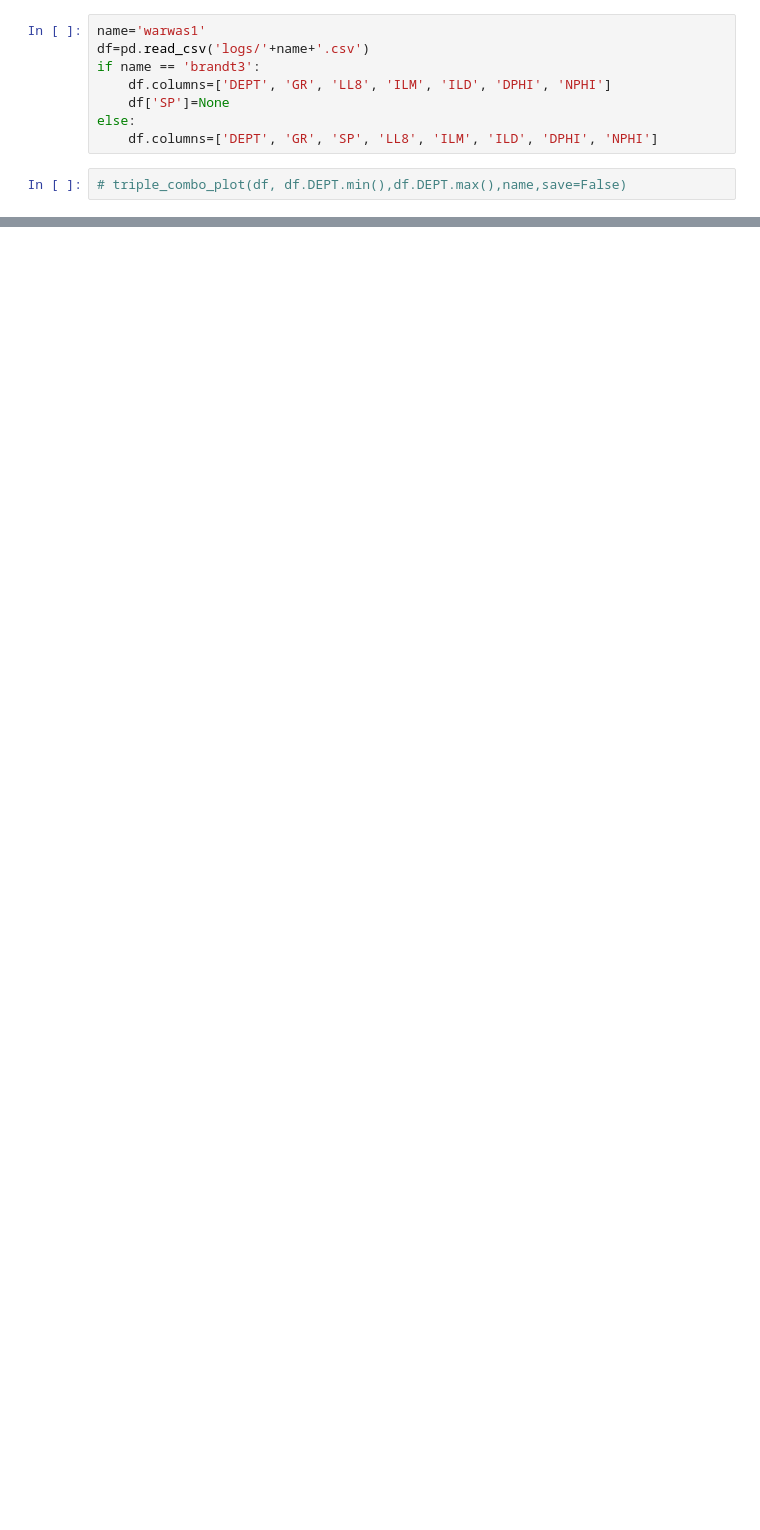
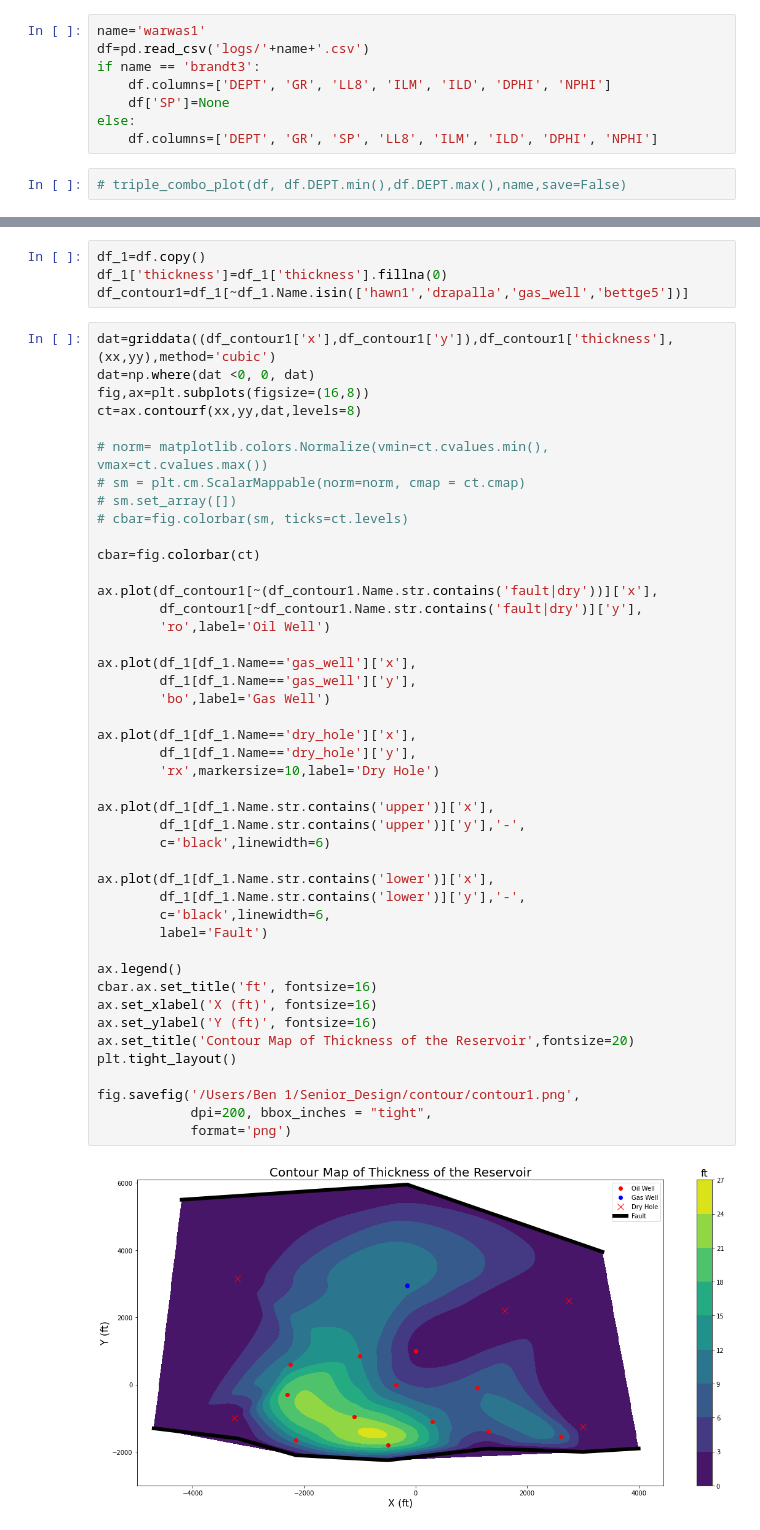
Before and after one commit to zzk413/PGE_Senior_Design_2021_Fall, a Jupyter notebook: Log_interpretation.ipynb, the cells around one changed output, grey strips where cells are left out. Drawn from its saved outputs; the diff is of its cells as text; blank space fills up the shorter version.

Commit message:
contour

```diff
--- a/Log_interpretation.ipynb
+++ b/Log_interpretation.ipynb
@@ -148,0 +151,50 @@ pd.DataFrame(temp_dict)
+# %%
+df_1=df.copy()
+df_1['thickness']=df_1['thickness'].fillna(0)
+df_contour1=df_1[~df_1.Name.isin(['hawn1','drapalla','gas_well','bettge5'])]
+# %%
+dat=griddata((df_contour1['x'],df_contour1['y']),df_contour1['thickness'],(xx,yy),method='cubic')
+dat=np.where(dat <0, 0, dat)
+fig,ax=plt.subplots(figsize=(16,8))
+ct=ax.contourf(xx,yy,dat,levels=8)
+
+# norm= matplotlib.colors.Normalize(vmin=ct.cvalues.min(), vmax=ct.cvalues.max())
+# sm = plt.cm.ScalarMappable(norm=norm, cmap = ct.cmap)
+# sm.set_array([])
+# cbar=fig.colorbar(sm, ticks=ct.levels)
+
+cbar=fig.colorbar(ct)
+
+ax.plot(df_contour1[~(df_contour1.Name.str.contains('fault|dry'))]['x'],
+        df_contour1[~df_contour1.Name.str.contains('fault|dry')]['y'],
+        'ro',label='Oil Well')
+
+ax.plot(df_1[df_1.Name=='gas_well']['x'],
+        df_1[df_1.Name=='gas_well']['y'],
+        'bo',label='Gas Well')
+
+ax.plot(df_1[df_1.Name=='dry_hole']['x'],
+        df_1[df_1.Name=='dry_hole']['y'],
+        'rx',markersize=10,label='Dry Hole')
+
+ax.plot(df_1[df_1.Name.str.contains('upper')]['x'],
+        df_1[df_1.Name.str.contains('upper')]['y'],'-',
+        c='black',linewidth=6)
+
+ax.plot(df_1[df_1.Name.str.contains('lower')]['x'],
+        df_1[df_1.Name.str.contains('lower')]['y'],'-',
+        c='black',linewidth=6,
+        label='Fault')
+
+ax.legend()
+cbar.ax.set_title('ft', fontsize=16)
+ax.set_xlabel('X (ft)', fontsize=16)
+ax.set_ylabel('Y (ft)', fontsize=16)
+ax.set_title('Contour Map of Thickness of the Reservoir',fontsize=20)
+plt.tight_layout()
+
+fig.savefig('/Users/Ben 1/Senior_Design/contour/contour1.png',
+            dpi=200, bbox_inches = "tight",
+            format='png')
+# %% [output]
+[figure, added]
```
Also changed, not shown: parts of 15 cells of this notebook, 1 other file.
